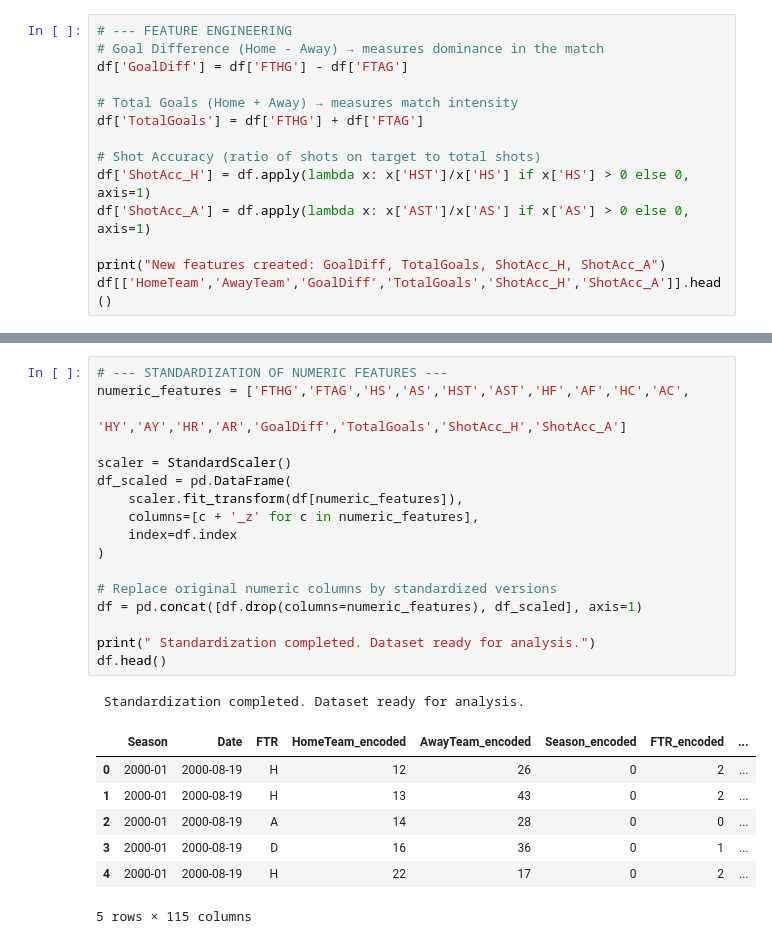
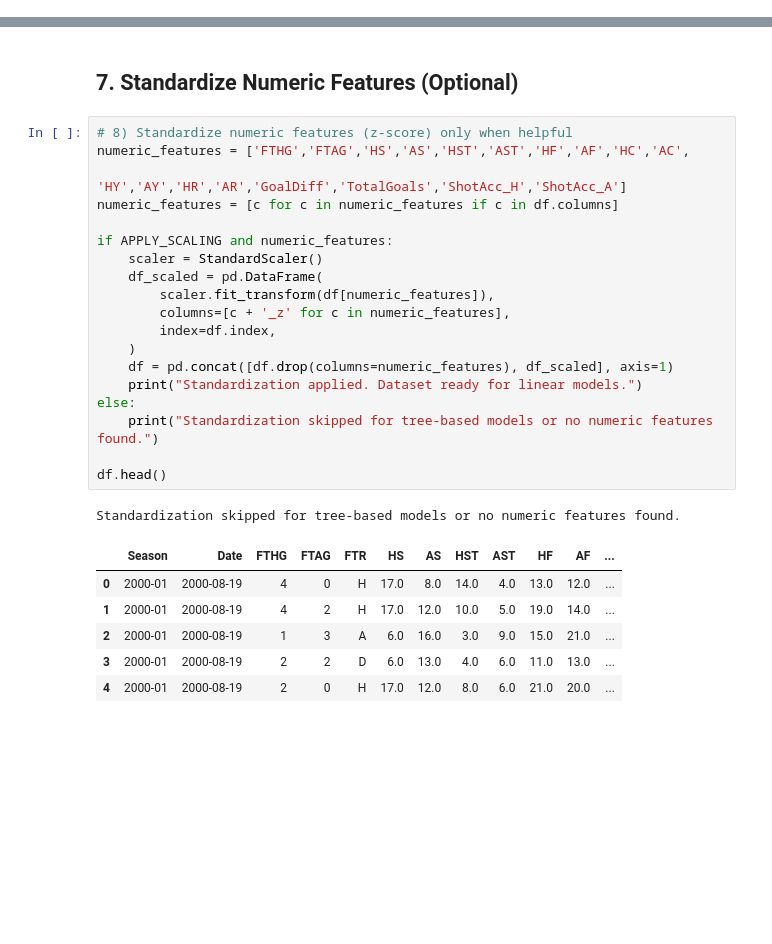
Before and after one commit to AtfastrSlushyMaker/pl-standings-prediction-project, a Jupyter notebook: notebooks/data_preparation.ipynb, the cells around one changed output, grey strips where cells are left out. Saved outputs shown, nothing was run; the diff lists cells and outputs as text; blank space fills up the shorter version.

```diff
--- a/notebooks/data_preparation.ipynb
+++ b/notebooks/data_preparation.ipynb
@@ -180,14 +134,0 @@ df_label.head()
-# %%
-# --- FEATURE ENGINEERING
-# Goal Difference (Home - Away) → measures dominance in the match
-df['GoalDiff'] = df['FTHG'] - df['FTAG']
-
-# Total Goals (Home + Away) → measures match intensity
-df['TotalGoals'] = df['FTHG'] + df['FTAG']
-
-# Shot Accuracy (ratio of shots on target to total shots)
-df['ShotAcc_H'] = df.apply(lambda x: x['HST']/x['HS'] if x['HS'] > 0 else 0, axis=1)
-df['ShotAcc_A'] = df.apply(lambda x: x['AST']/x['AS'] if x['AS'] > 0 else 0, axis=1)
-
-print("New features created: GoalDiff, TotalGoals, ShotAcc_H, ShotAcc_A")
-df[['HomeTeam','AwayTeam','GoalDiff','TotalGoals','ShotAcc_H','ShotAcc_A']].head()
@@ -221,26 +170,29 @@ Encoded column: FTR -> FTR_encoded
+# %% [markdown]
+## 7. Standardize Numeric Features (Optional)
 # %%
-# --- STANDARDIZATION OF NUMERIC FEATURES ---
+# 8) Standardize numeric features (z-score) only when helpful
 numeric_features = ['FTHG','FTAG','HS','AS','HST','AST','HF','AF','HC','AC',
                     'HY','AY','HR','AR','GoalDiff','TotalGoals','ShotAcc_H','ShotAcc_A']
+numeric_features = [c for c in numeric_features if c in df.columns]
 
-scaler = StandardScaler()
-df_scaled = pd.DataFrame(
-    scaler.fit_transform(df[numeric_features]),
-    columns=[c + '_z' for c in numeric_features],
-    index=df.index
-)
+if APPLY_SCALING and numeric_features:
+    scaler = StandardScaler()
+    df_scaled = pd.DataFrame(
+        scaler.fit_transform(df[numeric_features]),
+        columns=[c + '_z' for c in numeric_features],
+        index=df.index,
+    )
+    df = pd.concat([df.drop(columns=numeric_features), df_scaled], axis=1)
+    print("Standardization applied. Dataset ready for linear models.")
+else:
+    print("Standardization skipped for tree-based models or no numeric features found.")
 
-# Replace original numeric columns by standardized versions
-df = pd.concat([df.drop(columns=numeric_features), df_scaled], axis=1)
-
-print(" Standardization completed. Dataset ready for analysis.")
 df.head()
 # %% [output]
- Standardization completed. Dataset ready for analysis.
+Standardization skipped for tree-based models or no numeric features found.
-|  | Season | Date | FTR | HomeTeam_encoded | AwayTeam_encoded | Season_encoded | FTR_encoded | ... |
-| 0 | 2000-01 | 2000-08-19 | H | 12 | 26 | 0 | 2 | ... |
-| 1 | 2000-01 | 2000-08-19 | H | 13 | 43 | 0 | 2 | ... |
-| 2 | 2000-01 | 2000-08-19 | A | 14 | 28 | 0 | 0 | ... |
-| 3 | 2000-01 | 2000-08-19 | D | 16 | 36 | 0 | 1 | ... |
-| 4 | 2000-01 | 2000-08-19 | H | 22 | 17 | 0 | 2 | ... |
+|  | Season | Date | FTHG | FTAG | FTR | HS | AS | HST | AST | HF | AF | ... |
+| 0 | 2000-01 | 2000-08-19 | 4 | 0 | H | 17.0 | 8.0 | 14.0 | 4.0 | 13.0 | 12.0 | ... |
+| 1 | 2000-01 | 2000-08-19 | 4 | 2 | H | 17.0 | 12.0 | 10.0 | 5.0 | 19.0 | 14.0 | ... |
+| 2 | 2000-01 | 2000-08-19 | 1 | 3 | A | 6.0 | 16.0 | 3.0 | 9.0 | 15.0 | 21.0 | ... |
+| 3 | 2000-01 | 2000-08-19 | 2 | 2 | D | 6.0 | 13.0 | 4.0 | 6.0 | 11.0 | 13.0 | ... |
+| 4 | 2000-01 | 2000-08-19 | 2 | 0 | H | 17.0 | 12.0 | 8.0 | 6.0 | 21.0 | 20.0 | ... |
-5 rows × 115 columns
```
Also changed, not shown: parts of 26 cells of this notebook, 4 other files.
